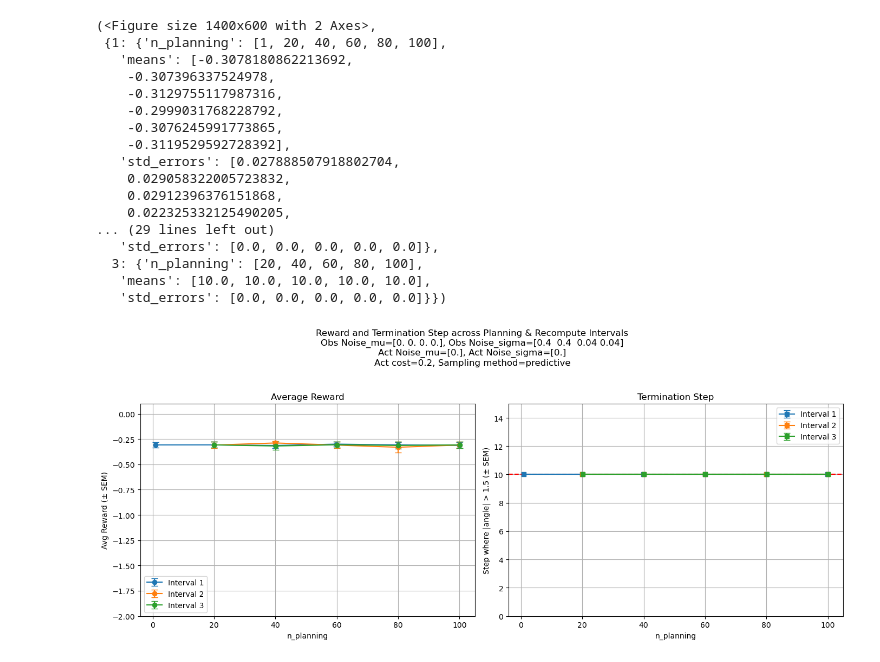
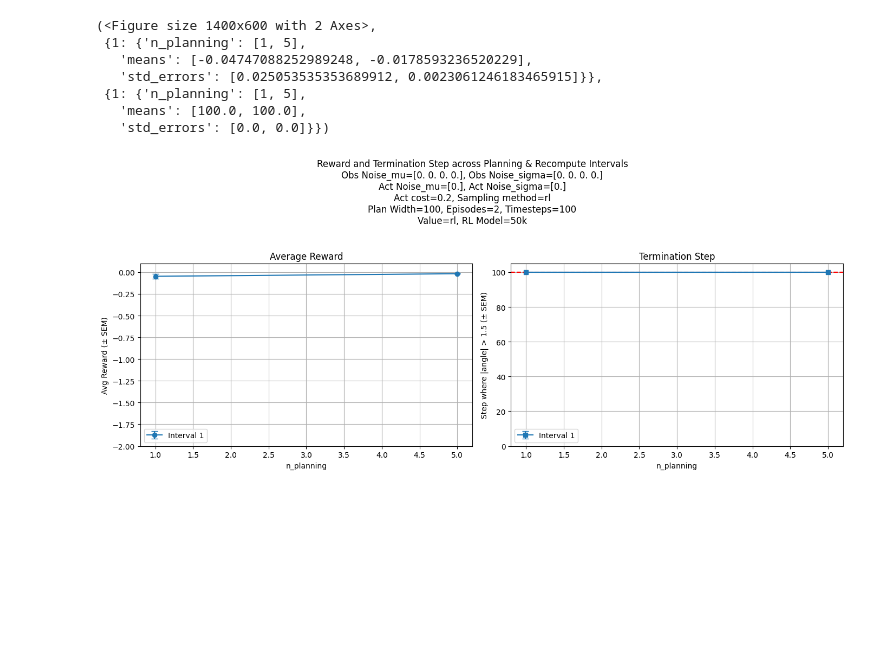
Before and after one commit to jtbuch/mpc_dojo, a Jupyter notebook: cartpole/notebooks/MujocoCartpoleSimulations.ipynb, the cells around one changed output. Saved outputs shown, nothing was run; the diff lists cells and outputs as text; code cells hidden in the pictures; blank space fills up the shorter version.

```diff
--- a/cartpole/notebooks/MujocoCartpoleSimulations.ipynb
+++ b/cartpole/notebooks/MujocoCartpoleSimulations.ipynb
@@ -118,6 +126,8 @@ plot_config = {
     'obs_noise_sigma': np.array([obs_noise, obs_noise, obs_noise*0.1, obs_noise*0.1]),
     # 'act_noise_mu': np.array([0.0]),
     # 'act_noise_sigma': np.array([0.0]),
+    'rl_model': '50k',  # Name of the RL model to use
+    'control_model': 'rl',
 }
 
 analyze_and_plot_results(plot_config)
@@ -142,21 +138,11 @@ Plot saved to ../results/simulation_plot_20250626-075343.png
 (<Figure size 1400x600 with 2 Axes>,
- {1: {'n_planning': [1, 20, 40, 60, 80, 100],
-   'means': [-0.3078180862213692,
-    -0.307396337524978,
-    -0.3129755117987316,
-    -0.2999031768228792,
-    -0.3076245991773865,
-    -0.3119529592728392],
-   'std_errors': [0.027888507918802704,
-    0.029058322005723832,
-    0.02912396376151868,
-    0.022325332125490205,
-... (29 lines left out)
-   'std_errors': [0.0, 0.0, 0.0, 0.0, 0.0]},
-  3: {'n_planning': [20, 40, 60, 80, 100],
-   'means': [10.0, 10.0, 10.0, 10.0, 10.0],
-   'std_errors': [0.0, 0.0, 0.0, 0.0, 0.0]}})
+ {1: {'n_planning': [1, 5],
+   'means': [-0.04747088252989248, -0.0178593236520229],
+   'std_errors': [0.025053535353689912, 0.0023061246183465915]}},
+ {1: {'n_planning': [1, 5],
+   'means': [100.0, 100.0],
+   'std_errors': [0.0, 0.0]}})
-[figure, old version]
+[figure, new version]
 # %%
 import os
 import pickle
```
Also changed, not shown: parts of 5 cells of this notebook, 29 other files.
